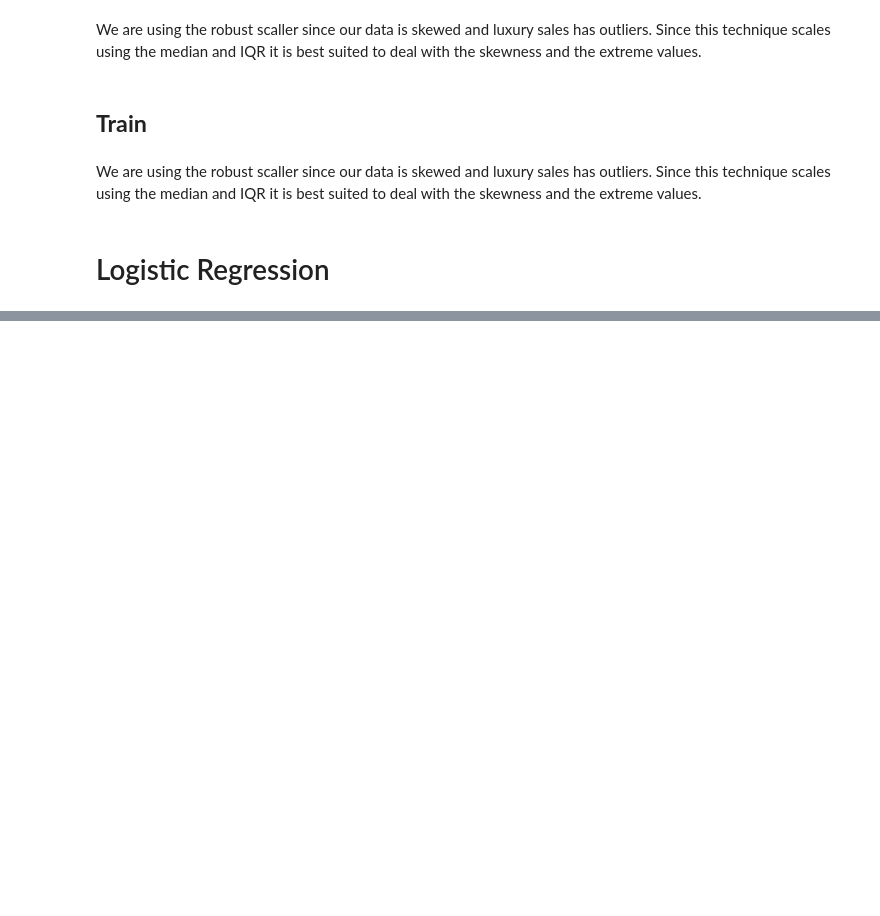
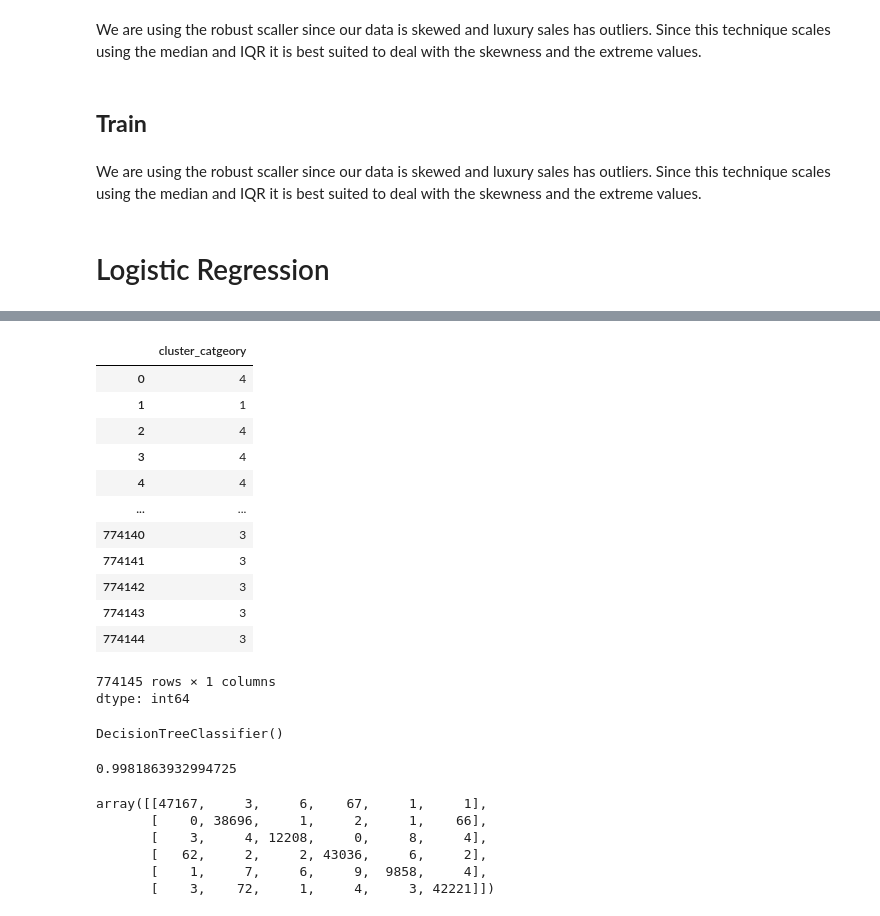
Before and after one commit to Insight-Syndicate/DSPL_GCW, a Jupyter notebook: Model_building.ipynb, the cells around one changed output, grey strips where cells are left out. Cells and saved outputs as stored; diff of their text form; code cells hidden in the pictures; blank space fills up the shorter version.

```diff
--- a/Model_building.ipynb
+++ b/Model_building.ipynb
@@ -89,0 +110,17 @@ print(classification_report(y_test, y_pred))
+# %%
+y
+# %% [output]
+|  | cluster_catgeory |
+| 0 | 4 |
+| 1 | 1 |
+| 2 | 4 |
+| 3 | 4 |
+| 4 | 4 |
+| ... | ... |
+| 774140 | 3 |
+| 774141 | 3 |
+| 774142 | 3 |
+| 774143 | 3 |
+| 774144 | 3 |
+774145 rows × 1 columns
+dtype: int64
@@ -89,0 +132,31 @@ print(classification_report(y_test, y_pred))
+# %%
+#Train the decison tree model
+from sklearn.tree import DecisionTreeClassifier
+dt_d = DecisionTreeClassifier()
+dt_d.fit(X_train, Y_train)
+# %% [output]
+DecisionTreeClassifier()
+# %%
+#Accuracy test
+from sklearn.metrics import accuracy_score
+Y_pred = dt_d.predict(X_test)
+accuracy_score(Y_test, Y_pred)
+# %% [output]
+0.9981863932994725
+# %%
+#Create a confusion matrix to analyse the performance of the DecisionTreeClassifier
+from sklearn.metrics import confusion_matrix
+cm = confusion_matrix(y_test, y_pred)
+print(cm)
+sns.heatmap(cm, annot=True, fmt='g')
+plt.xlabel('Predicted')
+plt.ylabel('Actual')
+plt.title('Confusion Matrix')
+plt.show()
+# %% [output]
+array([[47167,     3,     6,    67,     1,     1],
+       [    0, 38696,     1,     2,     1,    66],
+       [    3,     4, 12208,     0,     8,     4],
+       [   62,     2,     2, 43036,     6,     2],
+       [    1,     7,     6,     9,  9858,     4],
+       [    3,    72,     1,     4,     3, 42221]])
```
Also changed, not shown: parts of 7 cells of this notebook.
